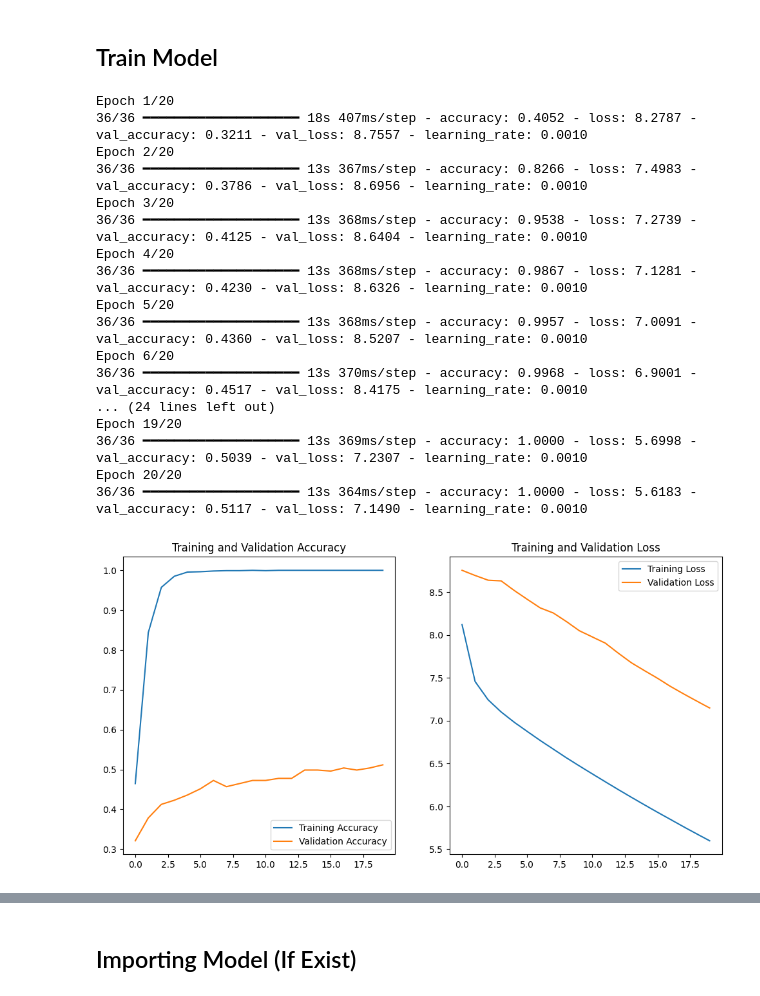
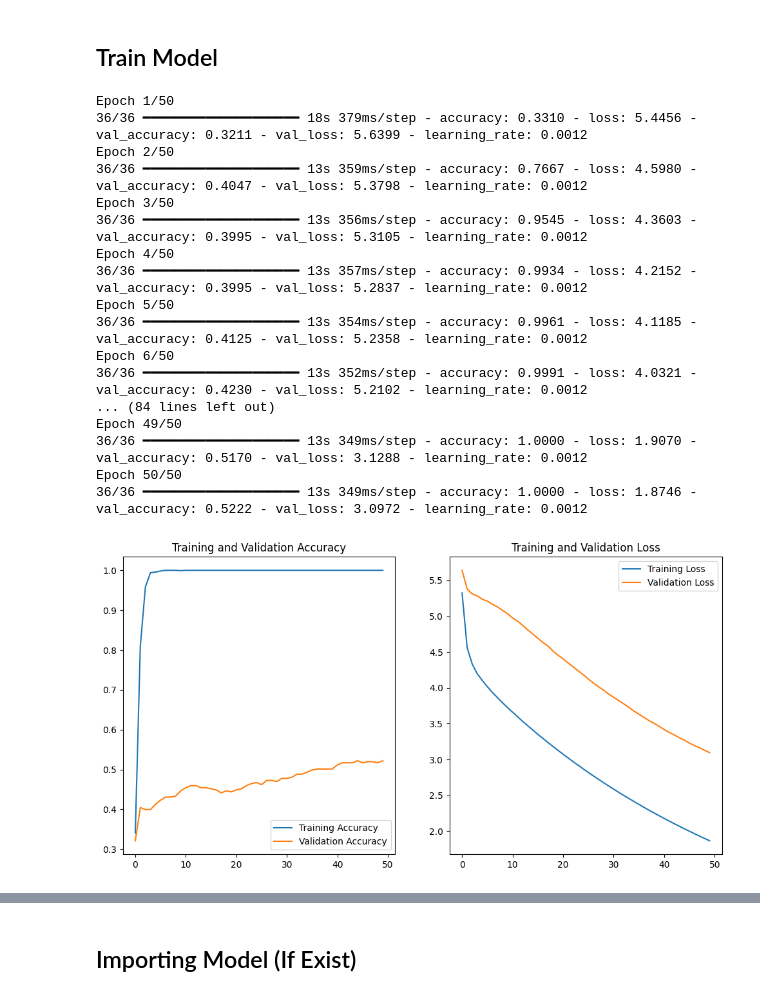
Before and after one commit to Bangkit-C242-PS177/ML, a Jupyter notebook: skin_type.ipynb, the cells around one changed output, grey strips where cells are left out. Drawn from its saved outputs; the diff is of its cells as text; code cells hidden in the pictures.

```diff
--- a/skin_type.ipynb
+++ b/skin_type.ipynb
@@ -187,84 +193,80 @@ for image, label in ds_train.take(1):
 # %% [markdown]
 ## Data Augmentation
 # %%
-# # Fungsi untuk augmentasi data
-# def augment(image, label):
-#     image = tf.image.random_flip_left_right(image)
-#     image = tf.image.random_flip_up_down(image)
-#     image = tf.image.random_brightness(image, max_delta=0.3)
-#     image = tf.image.random_contrast(image, lower=0.8, upper=1.2)
-#     return image, label
+# Fungsi untuk augmentasi data
+def augment(image, label):
+    image = tf.image.random_flip_left_right(image)
+    image = tf.image.random_flip_up_down(image)
+    image = tf.image.random_brightness(image, max_delta=0.3)
+    image = tf.image.random_contrast(image, lower=0.8, upper=1.2)
+    return image, label
 
-# # Menyiapkan dataset dengan augmentasi
-# ds_train = ds_train.map(preprocess, num_parallel_calls=tf.data.experimental.AUTOTUNE)
-# ds_train = ds_train.map(lambda image, label: augment(image, label), num_parallel_calls=tf.data.experimental.AUTOTUNE)
-# ds_train = ds_train.batch(32).prefetch(tf.data.experimental.AUTOTUNE)
+# Menyiapkan dataset dengan augmentasi
+ds_train = ds_train.map(preprocess, num_parallel_calls=tf.data.experimental.AUTOTUNE)
+ds_train = ds_train.map(lambda image, label: augment(image, label), num_parallel_calls=tf.data.experimental.AUTOTUNE)
+ds_train = ds_train.batch(32).prefetch(tf.data.experimental.AUTOTUNE)
 
-# ds_val = ds_val.map(preprocess, num_parallel_calls=tf.data.experimental.AUTOTUNE)
-# ds_val = ds_val.batch(32).prefetch(tf.data.experimental.AUTOTUNE)
+ds_val = ds_val.map(preprocess, num_parallel_calls=tf.data.experimental.AUTOTUNE)
+ds_val = ds_val.batch(32).prefetch(tf.data.experimental.AUTOTUNE)
 
-# ds_test = ds_test.map(preprocess, num_parallel_calls=tf.data.experimental.AUTOTUNE)
-# ds_test = ds_test.batch(32).prefetch(tf.data.experimental.AUTOTUNE)
+ds_test = ds_test.map(preprocess, num_parallel_calls=tf.data.experimental.AUTOTUNE)
+ds_test = ds_test.batch(32).prefetch(tf.data.experimental.AUTOTUNE)
 # %% [markdown]
 ## Train Model
 # %%
-import matplotlib.pyplot as plt
-import numpy as np
-import seaborn as sns
-from sklearn.metrics import confusion_matrix, classification_report
-
-class_weight = {0: 1.4, 1: 0.4, 2: 1}  # Sesuaikan bobot berdasarkan kinerja kelas
+class_weight = {0: 1.4, 1: 0.45, 2: 0.85}  # Sesuaikan bobot berdasarkan kinerja kelas
 
 # Melatih model dan mencatat hasil pelatihan dalam objek `history`
 history = model.fit(
     ds_train,
     validation_data=ds_val,
-    epochs=20,
+    epochs=50,
     class_weight=class_weight,
+    # callbacks=[early_stopping]
     callbacks=[early_stopping, reduce_lr]
 )
 
 # Menampilkan metrik dengan matplotlib
 accuracy = history.history['accuracy']
 val_accuracy = history.history['val_accuracy']
 loss = history.history['loss']
 val_loss = history.history['val_loss']
 
 epochs_range = range(len(accuracy))
 
 plt.figure(figsize=(12, 6))
 plt.subplot(1, 2, 1)
 plt.plot(epochs_range, accuracy, label='Training Accuracy')
 plt.plot(epochs_range, val_accuracy, label='Validation Accuracy')
 plt.legend(loc='lower right')
 plt.title('Training and Validation Accuracy')
 
 plt.subplot(1, 2, 2)
 plt.plot(epochs_range, loss, label='Training Loss')
 plt.plot(epochs_range, val_loss, label='Validation Loss')
 plt.legend(loc='upper right')
 plt.title('Training and Validation Loss')
 plt.show()
 
 # Evaluasi model pada data testing
 loss, accuracy = model.evaluate(ds_test)
 print(f'Testing Loss: {loss}, Testing Accuracy: {accuracy}')
 # %% [output]
-Epoch 1/20
-36/36 ━━━━━━━━━━━━━━━━━━━━ 18s 407ms/step - accuracy: 0.4052 - loss: 8.2787 - val_accuracy: 0.3211 - val_loss: 8.7557 - learning_rate: 0.0010
-Epoch 2/20
-36/36 ━━━━━━━━━━━━━━━━━━━━ 13s 367ms/step - accuracy: 0.8266 - loss: 7.4983 - val_accuracy: 0.3786 - val_loss: 8.6956 - learning_rate: 0.0010
-Epoch 3/20
-36/36 ━━━━━━━━━━━━━━━━━━━━ 13s 368ms/step - accuracy: 0.9538 - loss: 7.2739 - val_accuracy: 0.4125 - val_loss: 8.6404 - learning_rate: 0.0010
-Epoch 4/20
-36/36 ━━━━━━━━━━━━━━━━━━━━ 13s 368ms/step - accuracy: 0.9867 - loss: 7.1281 - val_accuracy: 0.4230 - val_loss: 8.6326 - learning_rate: 0.0010
-Epoch 5/20
-36/36 ━━━━━━━━━━━━━━━━━━━━ 13s 368ms/step - accuracy: 0.9957 - loss: 7.0091 - val_accuracy: 0.4360 - val_loss: 8.5207 - learning_rate: 0.0010
-Epoch 6/20
-36/36 ━━━━━━━━━━━━━━━━━━━━ 13s 370ms/step - accuracy: 0.9968 - loss: 6.9001 - val_accuracy: 0.4517 - val_loss: 8.4175 - learning_rate: 0.0010
-... (24 lines left out)
-Epoch 19/20
-36/36 ━━━━━━━━━━━━━━━━━━━━ 13s 369ms/step - accuracy: 1.0000 - loss: 5.6998 - val_accuracy: 0.5039 - val_loss: 7.2307 - learning_rate: 0.0010
-Epoch 20/20
-36/36 ━━━━━━━━━━━━━━━━━━━━ 13s 364ms/step - accuracy: 1.0000 - loss: 5.6183 - val_accuracy: 0.5117 - val_loss: 7.1490 - learning_rate: 0.0010
+Epoch 1/50
+36/36 ━━━━━━━━━━━━━━━━━━━━ 18s 379ms/step - accuracy: 0.3310 - loss: 5.4456 - val_accuracy: 0.3211 - val_loss: 5.6399 - learning_rate: 0.0012
+Epoch 2/50
+36/36 ━━━━━━━━━━━━━━━━━━━━ 13s 359ms/step - accuracy: 0.7667 - loss: 4.5980 - val_accuracy: 0.4047 - val_loss: 5.3798 - learning_rate: 0.0012
+Epoch 3/50
+36/36 ━━━━━━━━━━━━━━━━━━━━ 13s 356ms/step - accuracy: 0.9545 - loss: 4.3603 - val_accuracy: 0.3995 - val_loss: 5.3105 - learning_rate: 0.0012
+Epoch 4/50
+36/36 ━━━━━━━━━━━━━━━━━━━━ 13s 357ms/step - accuracy: 0.9934 - loss: 4.2152 - val_accuracy: 0.3995 - val_loss: 5.2837 - learning_rate: 0.0012
+Epoch 5/50
+36/36 ━━━━━━━━━━━━━━━━━━━━ 13s 354ms/step - accuracy: 0.9961 - loss: 4.1185 - val_accuracy: 0.4125 - val_loss: 5.2358 - learning_rate: 0.0012
+Epoch 6/50
+36/36 ━━━━━━━━━━━━━━━━━━━━ 13s 352ms/step - accuracy: 0.9991 - loss: 4.0321 - val_accuracy: 0.4230 - val_loss: 5.2102 - learning_rate: 0.0012
+... (84 lines left out)
+Epoch 49/50
+36/36 ━━━━━━━━━━━━━━━━━━━━ 13s 349ms/step - accuracy: 1.0000 - loss: 1.9070 - val_accuracy: 0.5170 - val_loss: 3.1288 - learning_rate: 0.0012
+Epoch 50/50
+36/36 ━━━━━━━━━━━━━━━━━━━━ 13s 349ms/step - accuracy: 1.0000 - loss: 1.8746 - val_accuracy: 0.5222 - val_loss: 3.0972 - learning_rate: 0.0012
-[figure, old version]
+[figure, new version]
```
Also changed, not shown: parts of 8 cells of this notebook, 2 other files.
